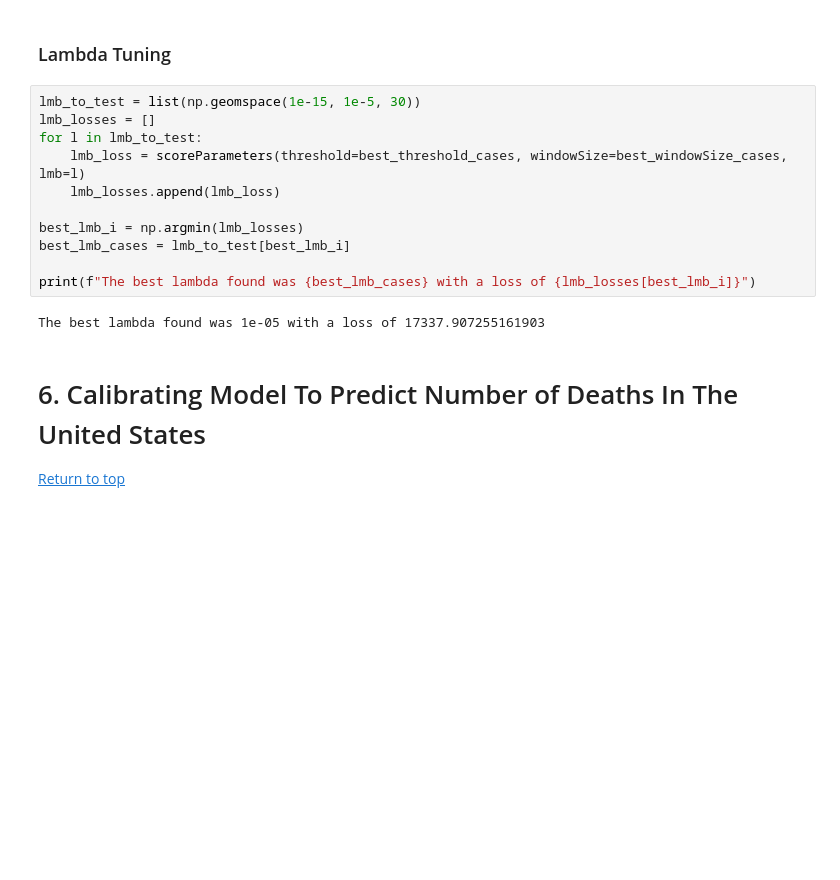
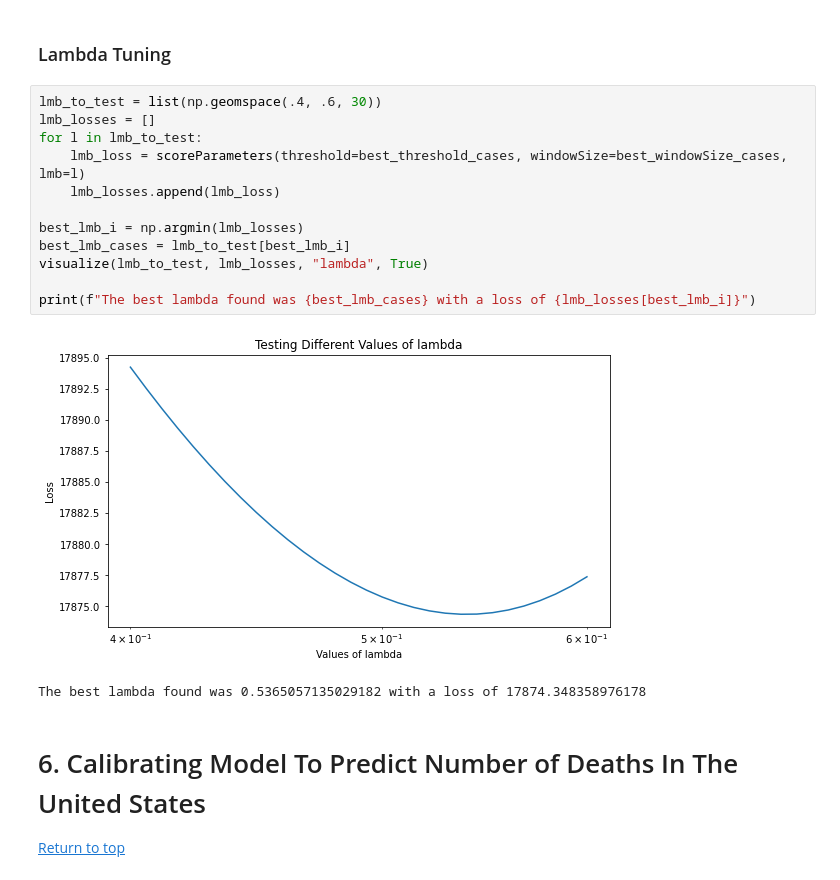
Before and after one commit to elleklinton/covid19, a Jupyter notebook: COVID-19.ipynb, the cells around one changed output. Cells and saved outputs as stored; diff of their text form; blank space fills up the shorter version.

```diff
--- a/COVID-19.ipynb
+++ b/COVID-19.ipynb
@@ -467,18 +487,20 @@ The best windowSize found was 7 with a loss of 17337.907529575405
 # %% [markdown]
 ### Lambda Tuning <a class="anchor" id="5d"></a>
 # %%
-lmb_to_test = list(np.geomspace(1e-15, 1e-5, 30))
+lmb_to_test = list(np.geomspace(.4, .6, 30))
 lmb_losses = []
 for l in lmb_to_test:
     lmb_loss = scoreParameters(threshold=best_threshold_cases, windowSize=best_windowSize_cases, lmb=l)
     lmb_losses.append(lmb_loss)
 
 best_lmb_i = np.argmin(lmb_losses)
 best_lmb_cases = lmb_to_test[best_lmb_i]
+visualize(lmb_to_test, lmb_losses, "lambda", True)
 
 print(f"The best lambda found was {best_lmb_cases} with a loss of {lmb_losses[best_lmb_i]}")
 # %% [output]
+[figure, added]
-The best lambda found was 1e-05 with a loss of 17337.907255161903
+The best lambda found was 0.5365057135029182 with a loss of 17874.348358976178
 # %% [markdown]
 # 6. Calibrating Model To Predict Number of Deaths In The United States <a class="anchor" id="6"></a>
 [Return to top](#top)
```
Also changed, not shown: parts of 26 cells of this notebook.
